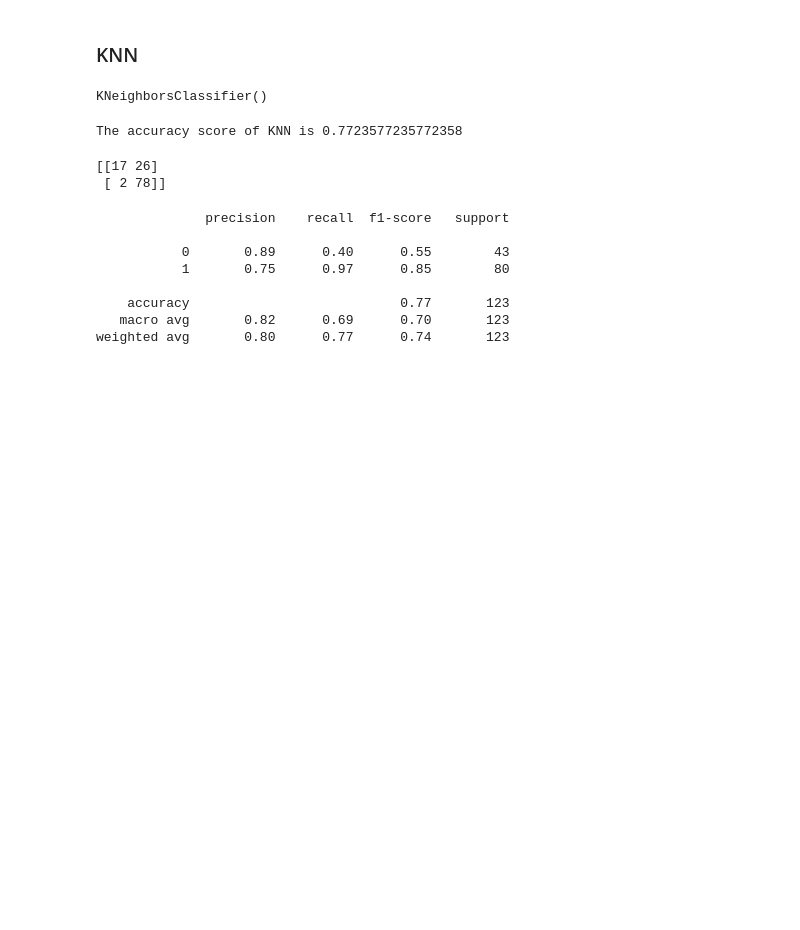
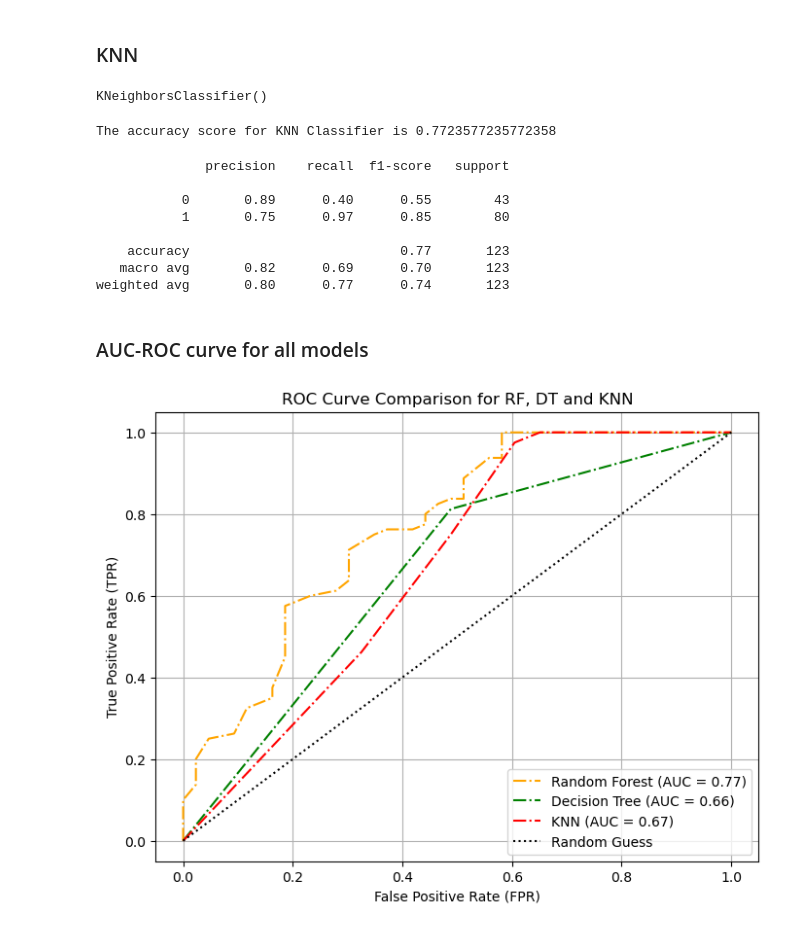
Before and after one commit to mjteran/loan_approval_ML, a Jupyter notebook: models/loan_approval_ML.ipynb, the cells around one changed output. Saved outputs shown, nothing was run; the diff lists cells and outputs as text; code cells hidden in the pictures; blank space fills up the shorter version.

```diff
--- a/models/loan_approval_ML.ipynb
+++ b/models/loan_approval_ML.ipynb
@@ -305,14 +285,9 @@ knn.fit(X_train, Y_train)
 KNeighborsClassifier()
 # %%
 Y_pred = knn.predict(X_test)
-print(f"The accuracy score of KNN is {accuracy_score(Y_test, Y_pred)}")
+print(f"The accuracy score for KNN Classifier is {accuracy_score(Y_test, Y_pred)}")
 # %% [output]
-The accuracy score of KNN is 0.7723577235772358
+The accuracy score for KNN Classifier is 0.7723577235772358
-# %%
-print(confusion_matrix(Y_test, Y_pred))
-# %% [output]
-[[17 26]
- [ 2 78]]
 # %%
 print(classification_report(Y_test, Y_pred))
 # %% [output]
@@ -324,3 +299,38 @@ print(classification_report(Y_test, Y_pred))
     accuracy                           0.77       123
    macro avg       0.82      0.69      0.70       123
 weighted avg       0.80      0.77      0.74       123
+# %% [markdown]
+### AUC-ROC curve for all models
+# %%
+Y_rf_probs = rf_clf.predict_proba(X_test)[:, 1]
+Y_knn_probs = knn.predict_proba(X_test)[:, 1]
+Y_dt_probs = dt_clf.predict_proba(X_test)[:, 1]
+
+# Compute ROC curve and AUC for all the models
+fpr_rf, tpr_rf, _ = roc_curve(Y_test, Y_rf_probs)
+auc_rf = auc(fpr_rf, tpr_rf)
+
+fpr_knn, tpr_knn, _ = roc_curve(Y_test, Y_knn_probs)
+auc_knn = auc(fpr_knn, tpr_knn)
+
+fpr_dt, tpr_dt, _ = roc_curve(Y_test, Y_dt_probs)
+auc_dt = auc(fpr_dt, tpr_dt)
+
+# Plot ROC Curves
+plt.figure(figsize=(8, 6))
+plt.plot(fpr_rf, tpr_rf, color='orange', linestyle='dashdot', label=f'Random Forest (AUC = {auc_rf:.2f})')
+plt.plot(fpr_dt, tpr_dt, color='green', linestyle='dashdot', label=f'Decision Tree (AUC = {auc_dt:.2f})')
+plt.plot(fpr_knn, tpr_knn, color='red', linestyle='dashdot', label=f'KNN (AUC = {auc_knn:.2f})')
+
+# Random guess line
+plt.plot([0, 1], [0, 1], color='black', linestyle='dotted', label='Random Guess')
+
+# Labels and Title
+plt.xlabel("False Positive Rate (FPR)")
+plt.ylabel("True Positive Rate (TPR)")
+plt.title("ROC Curve Comparison for RF, DT and KNN")
+plt.legend(loc='lower right')
+plt.grid(True)
+plt.show()
+# %% [output]
+[figure, added]
```
Also changed, not shown: parts of 10 cells of this notebook.
